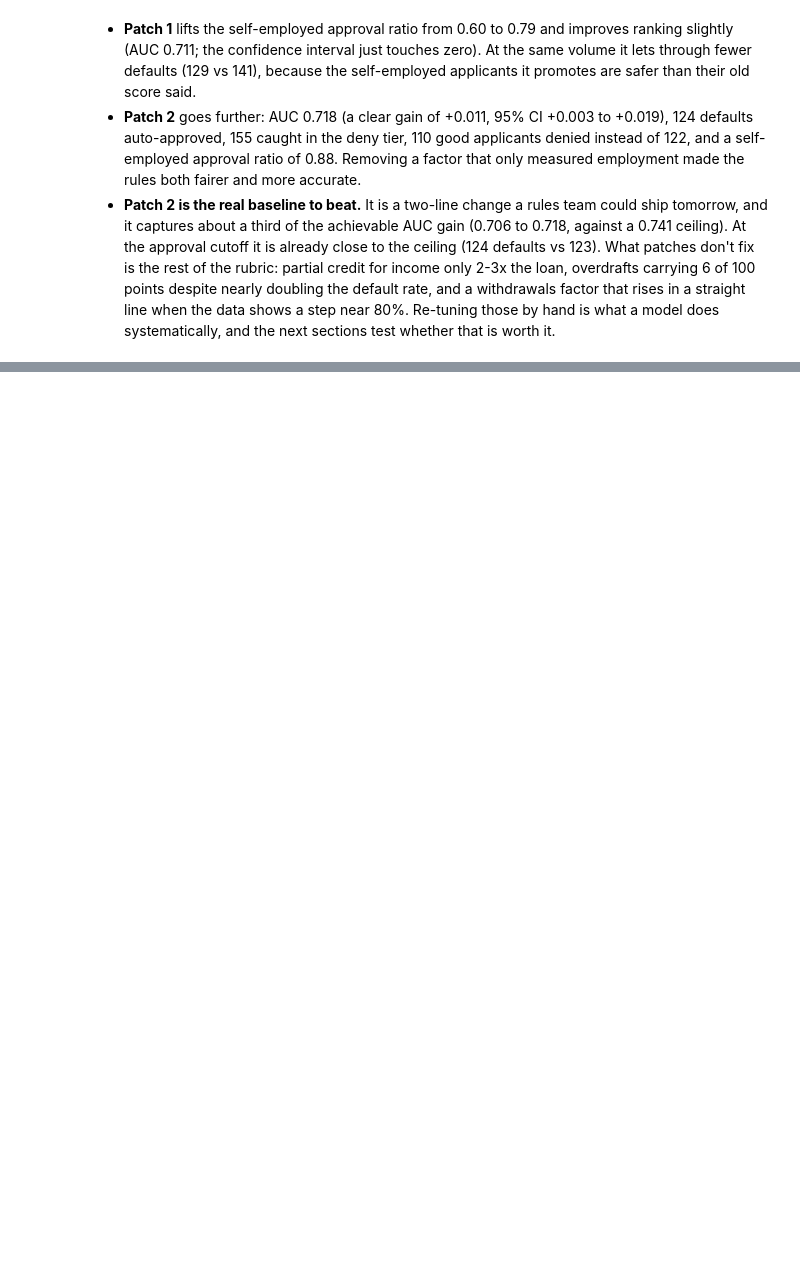
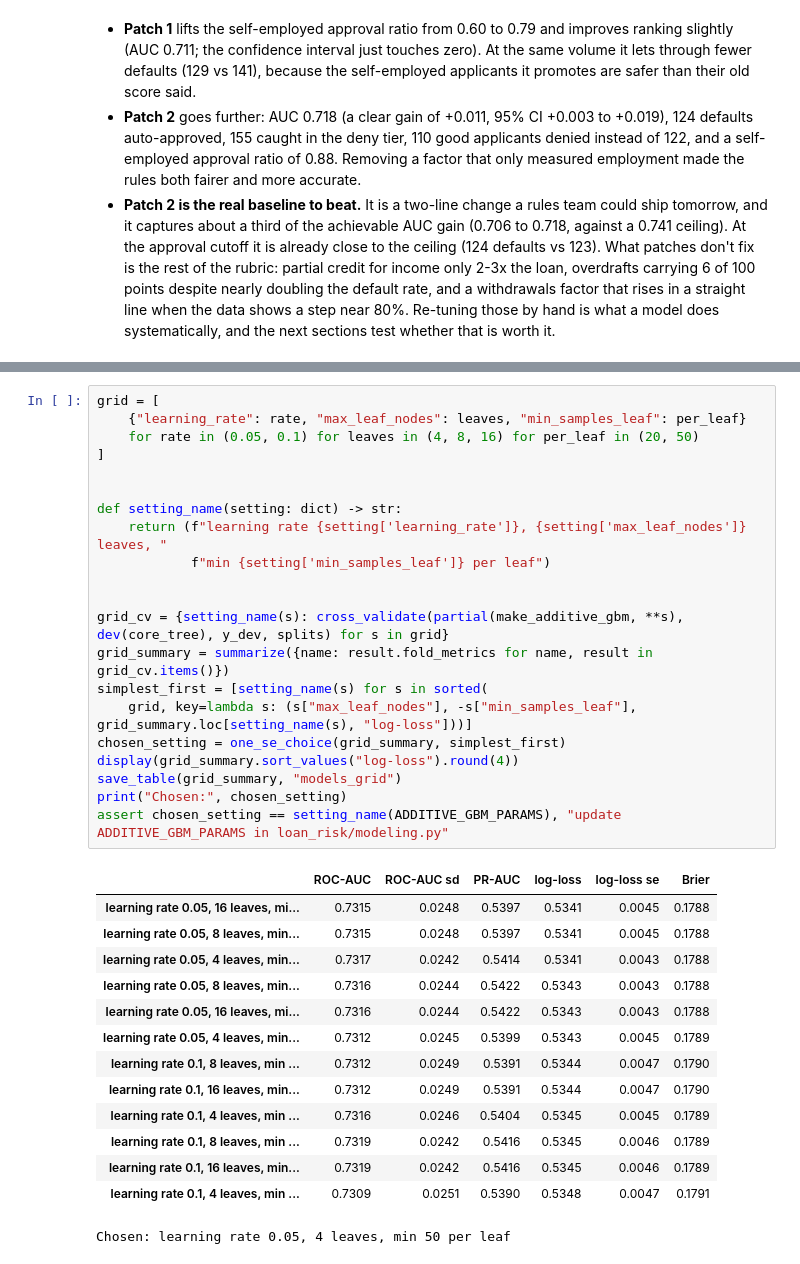
Before and after one commit to smparc/loan-default-model-matthew-park, a Jupyter notebook: analysis.ipynb, the cells around one changed output, grey strips where cells are left out. Saved outputs shown, nothing was run; the diff lists cells and outputs as text; blank space fills up the shorter version.

```diff
--- a/analysis.ipynb
+++ b/analysis.ipynb
@@ -730,0 +888,36 @@ save_table(rule_patches, "baseline_patches")
+# %%
+grid = [
+    {"learning_rate": rate, "max_leaf_nodes": leaves, "min_samples_leaf": per_leaf}
+    for rate in (0.05, 0.1) for leaves in (4, 8, 16) for per_leaf in (20, 50)
+]
+
+
+def setting_name(setting: dict) -> str:
+    return (f"learning rate {setting['learning_rate']}, {setting['max_leaf_nodes']} leaves, "
+            f"min {setting['min_samples_leaf']} per leaf")
+
+
+grid_cv = {setting_name(s): cross_validate(partial(make_additive_gbm, **s), dev(core_tree), y_dev, splits) for s in grid}
+grid_summary = summarize({name: result.fold_metrics for name, result in grid_cv.items()})
+simplest_first = [setting_name(s) for s in sorted(
+    grid, key=lambda s: (s["max_leaf_nodes"], -s["min_samples_leaf"], grid_summary.loc[setting_name(s), "log-loss"]))]
+chosen_setting = one_se_choice(grid_summary, simplest_first)
+display(grid_summary.sort_values("log-loss").round(4))
+save_table(grid_summary, "models_grid")
+print("Chosen:", chosen_setting)
+assert chosen_setting == setting_name(ADDITIVE_GBM_PARAMS), "update ADDITIVE_GBM_PARAMS in loan_risk/modeling.py"
+# %% [output]
+|  | ROC-AUC | ROC-AUC sd | PR-AUC | log-loss | log-loss se | Brier |
+| learning rate 0.05, 16 leaves, mi... | 0.7315 | 0.0248 | 0.5397 | 0.5341 | 0.0045 | 0.1788 |
+| learning rate 0.05, 8 leaves, min... | 0.7315 | 0.0248 | 0.5397 | 0.5341 | 0.0045 | 0.1788 |
+| learning rate 0.05, 4 leaves, min... | 0.7317 | 0.0242 | 0.5414 | 0.5341 | 0.0043 | 0.1788 |
+| learning rate 0.05, 8 leaves, min... | 0.7316 | 0.0244 | 0.5422 | 0.5343 | 0.0043 | 0.1788 |
+| learning rate 0.05, 16 leaves, mi... | 0.7316 | 0.0244 | 0.5422 | 0.5343 | 0.0043 | 0.1788 |
+| learning rate 0.05, 4 leaves, min... | 0.7312 | 0.0245 | 0.5399 | 0.5343 | 0.0045 | 0.1789 |
+| learning rate 0.1, 8 leaves, min ... | 0.7312 | 0.0249 | 0.5391 | 0.5344 | 0.0047 | 0.1790 |
+| learning rate 0.1, 16 leaves, min... | 0.7312 | 0.0249 | 0.5391 | 0.5344 | 0.0047 | 0.1790 |
+| learning rate 0.1, 4 leaves, min ... | 0.7316 | 0.0246 | 0.5404 | 0.5345 | 0.0045 | 0.1789 |
+| learning rate 0.1, 8 leaves, min ... | 0.7319 | 0.0242 | 0.5416 | 0.5345 | 0.0046 | 0.1789 |
+| learning rate 0.1, 16 leaves, min... | 0.7319 | 0.0242 | 0.5416 | 0.5345 | 0.0046 | 0.1789 |
+| learning rate 0.1, 4 leaves, min ... | 0.7309 | 0.0251 | 0.5390 | 0.5348 | 0.0047 | 0.1791 |
+Chosen: learning rate 0.05, 4 leaves, min 50 per leaf
```
Also changed, not shown: parts of 20 cells of this notebook, 11 other files.
